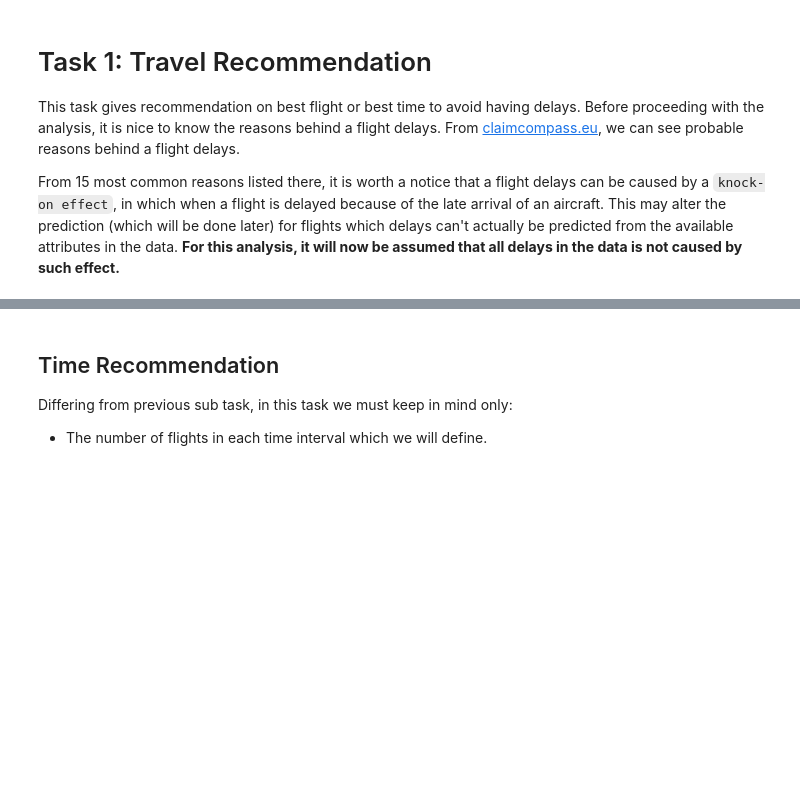
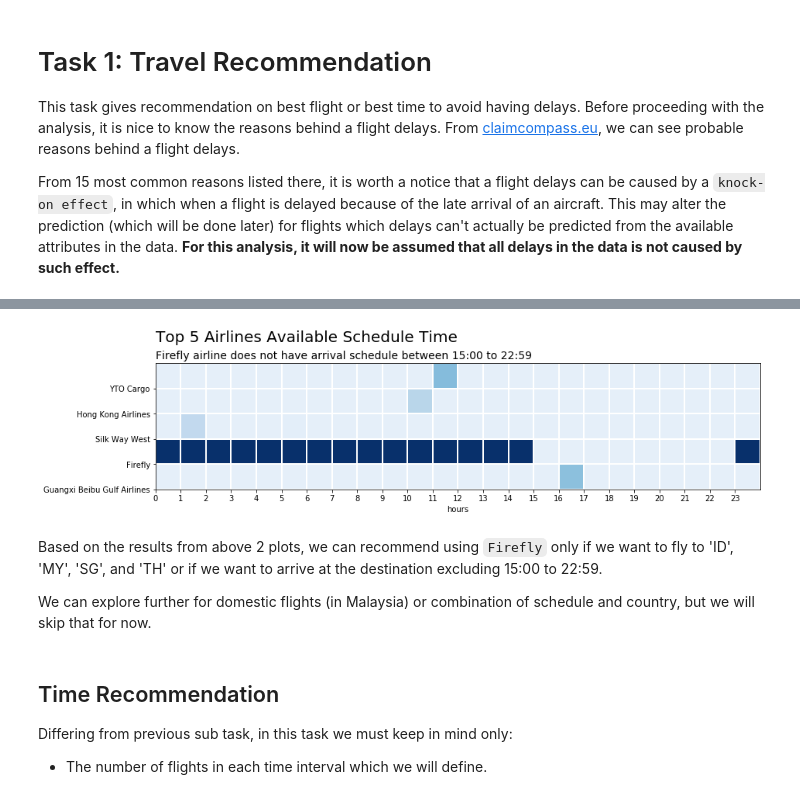
Before and after one commit to gunawanlg/iykra, a Jupyter notebook: Practice Case 04 - Foundation of Machine Learning.ipynb, the cells around one changed output, grey strips where cells are left out. Drawn from its saved outputs; the diff is of its cells as text; code cells hidden in the pictures; blank space fills up the shorter version.

```diff
--- a/Practice Case 04 - Foundation of Machine Learning.ipynb
+++ b/Practice Case 04 - Foundation of Machine Learning.ipynb
@@ -293,3 +347,11 @@ Rank the best airline based on its probability of a delay. Some notes to be keep
+# %%
+waffle_chart(data, 'hours', 'airline_name', suptitle='Top 5 Airlines Available Schedule Time', title='Firefly airline does not have arrival schedule between 15:00 to 22:59', figsize=(14, 3.6))
+# %% [output]
+[figure, added]
+# %% [markdown]
+Based on the results from above 2 plots, we can recommend using `Firefly` only if we want to fly to 'ID', 'MY', 'SG', and 'TH' or if we want to arrive at the destination excluding 15:00 to 22:59.
+
+We can explore further for domestic flights (in Malaysia) or combination of schedule and country, but we will skip that for now.
 # %% [markdown]
 ## Time Recommendation
 
```
Also changed, not shown: parts of 11 cells of this notebook, 1 other file.
